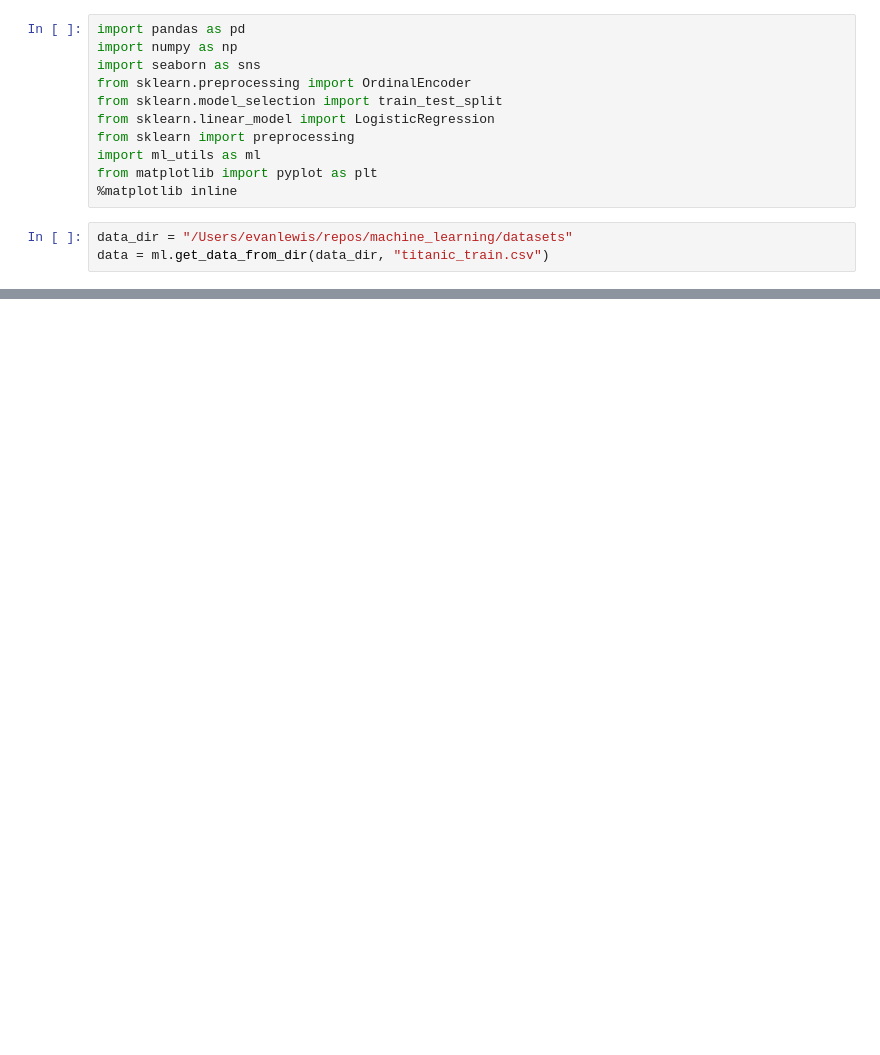
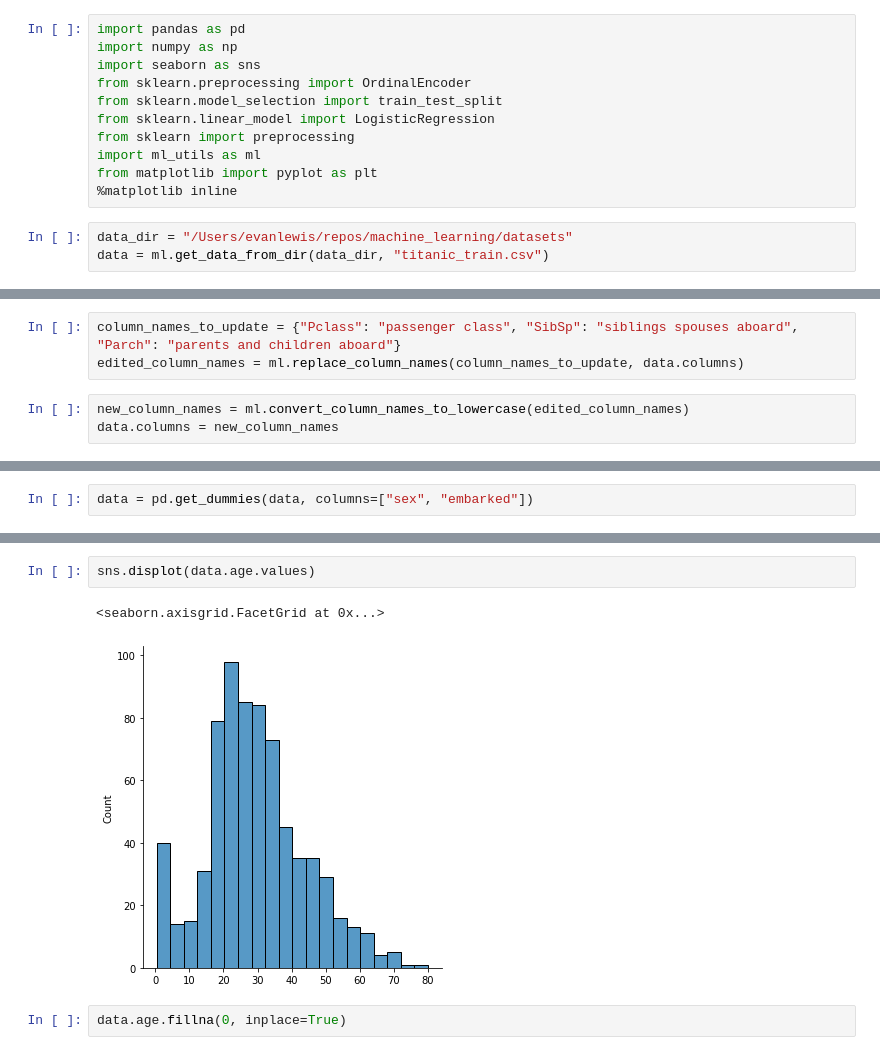
Before and after one commit to nomad-science/ml-utils, a Jupyter notebook: notebooks/Titanic Dataset.ipynb, the cells around one changed output, grey strips where cells are left out. Cells and saved outputs as stored; diff of their text form; blank space fills up the shorter version.

Commit message:
Update machine learning intro notebook, improve data cleaning/splitting

```diff
--- a/notebooks/Titanic Dataset.ipynb
+++ b/notebooks/Titanic Dataset.ipynb
@@ -219,0 +71,6 @@ logistic_regression.score(titanic_train_scaled, titanic_train_labels)
+# %%
+column_names_to_update = {"Pclass": "passenger class", "SibSp": "siblings spouses aboard", "Parch": "parents and children aboard"}
+edited_column_names = ml.replace_column_names(column_names_to_update, data.columns)
+# %%
+new_column_names = ml.convert_column_names_to_lowercase(edited_column_names)
+data.columns = new_column_names
@@ -219,0 +91,2 @@ logistic_regression.score(titanic_train_scaled, titanic_train_labels)
+# %%
+data = pd.get_dummies(data, columns=["sex", "embarked"])
@@ -219,0 +120,7 @@ logistic_regression.score(titanic_train_scaled, titanic_train_labels)
+# %%
+sns.displot(data.age.values)
+# %% [output]
+<seaborn.axisgrid.FacetGrid at 0x...>
+[figure, added]
+# %%
+data.age.fillna(0, inplace=True)
```
Also changed, not shown: parts of 54 cells of this notebook.
